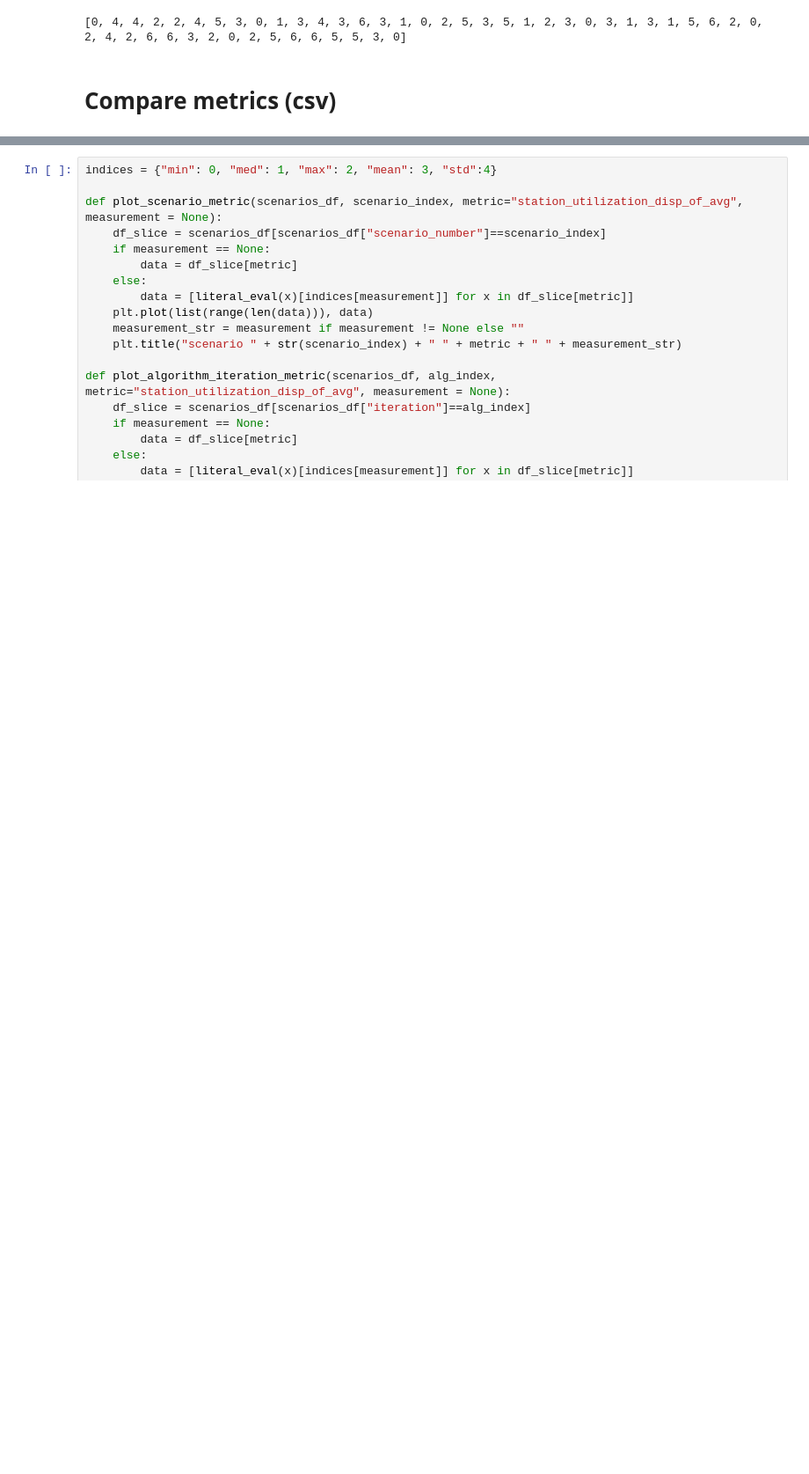
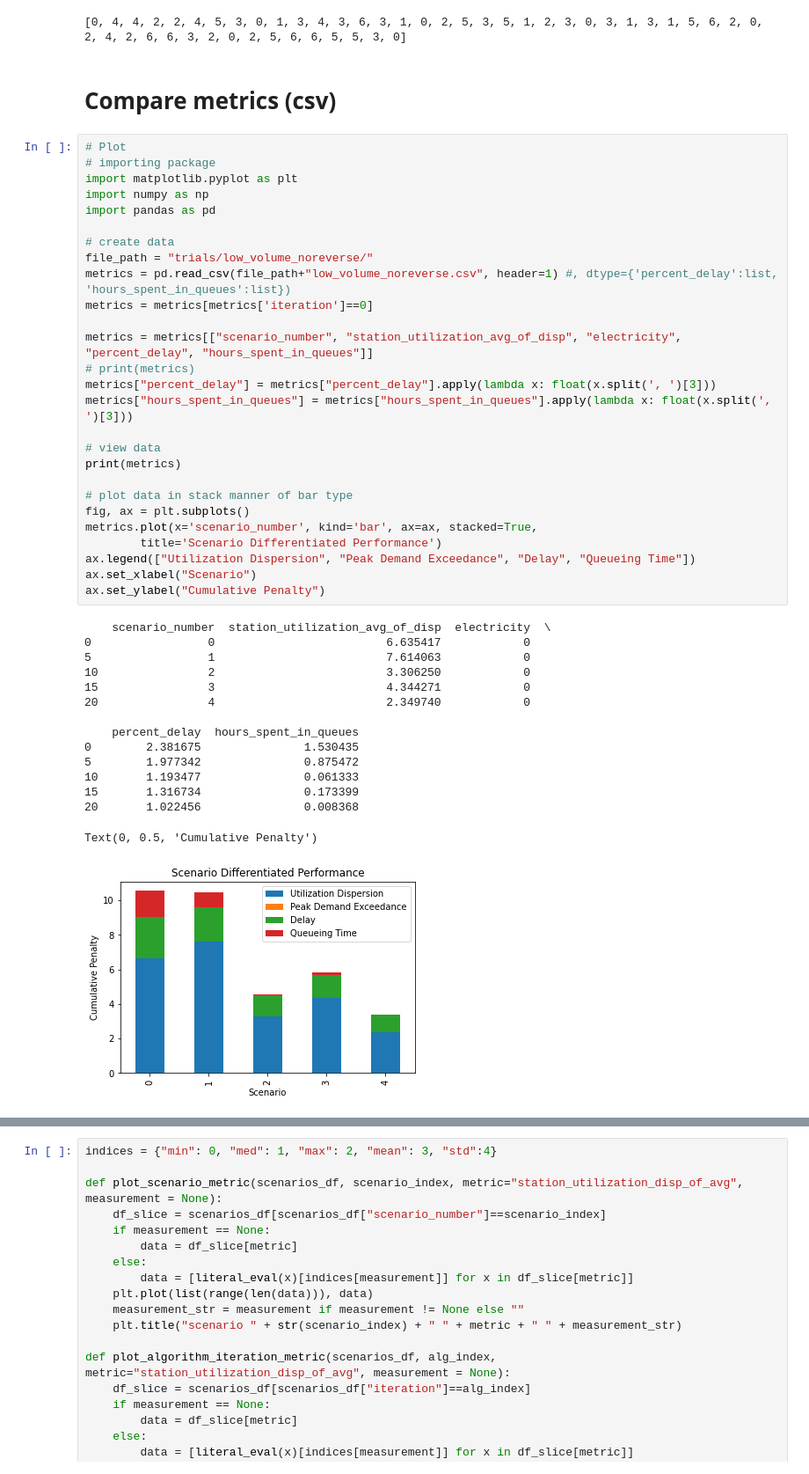
Before and after one commit to alandler/i5_freight_simulation, a Jupyter notebook: Results.ipynb, the cells around one changed output, grey strips where cells are left out. Shown at 88% size. Drawn from its saved outputs; the diff is of its cells as text; blank space fills up the shorter version.

```diff
--- a/Results.ipynb
+++ b/Results.ipynb
@@ -285,3 +285,46 @@ print(get_number_trip_unique_paths(sim))
 [0, 4, 4, 2, 2, 4, 5, 3, 0, 1, 3, 4, 3, 6, 3, 1, 0, 2, 5, 3, 5, 1, 2, 3, 0, 3, 1, 3, 1, 5, 6, 2, 0, 2, 4, 2, 6, 6, 3, 2, 0, 2, 5, 6, 6, 5, 5, 3, 0]
 # %% [markdown]
 # Compare metrics (csv)
+# %%
+# Plot
+# importing package
+import matplotlib.pyplot as plt
+import numpy as np
+import pandas as pd
+
+# create data
+file_path = "trials/low_volume_noreverse/"
+metrics = pd.read_csv(file_path+"low_volume_noreverse.csv", header=1) #, dtype={'percent_delay':list, 'hours_spent_in_queues':list})
+metrics = metrics[metrics['iteration']==0]
+
+metrics = metrics[["scenario_number", "station_utilization_avg_of_disp", "electricity", "percent_delay", "hours_spent_in_queues"]]
+# print(metrics)
+metrics["percent_delay"] = metrics["percent_delay"].apply(lambda x: float(x.split(', ')[3]))
+metrics["hours_spent_in_queues"] = metrics["hours_spent_in_queues"].apply(lambda x: float(x.split(', ')[3]))
+
+# view data
+print(metrics)
+
+# plot data in stack manner of bar type
+fig, ax = plt.subplots()
+metrics.plot(x='scenario_number', kind='bar', ax=ax, stacked=True,
+        title='Scenario Differentiated Performance')
+ax.legend(["Utilization Dispersion", "Peak Demand Exceedance", "Delay", "Queueing Time"])
+ax.set_xlabel("Scenario")
+ax.set_ylabel("Cumulative Penalty")
+# %% [output]
+    scenario_number  station_utilization_avg_of_disp  electricity  \
+0                 0                         6.635417            0
+5                 1                         7.614063            0
+10                2                         3.306250            0
+15                3                         4.344271            0
+20                4                         2.349740            0
+
+    percent_delay  hours_spent_in_queues
+0        2.381675               1.530435
+5        1.977342               0.875472
+10       1.193477               0.061333
+15       1.316734               0.173399
+20       1.022456               0.008368
+Text(0, 0.5, 'Cumulative Penalty')
+[figure, added]
```
Also changed, not shown: parts of 4 cells of this notebook, 26 other files.
